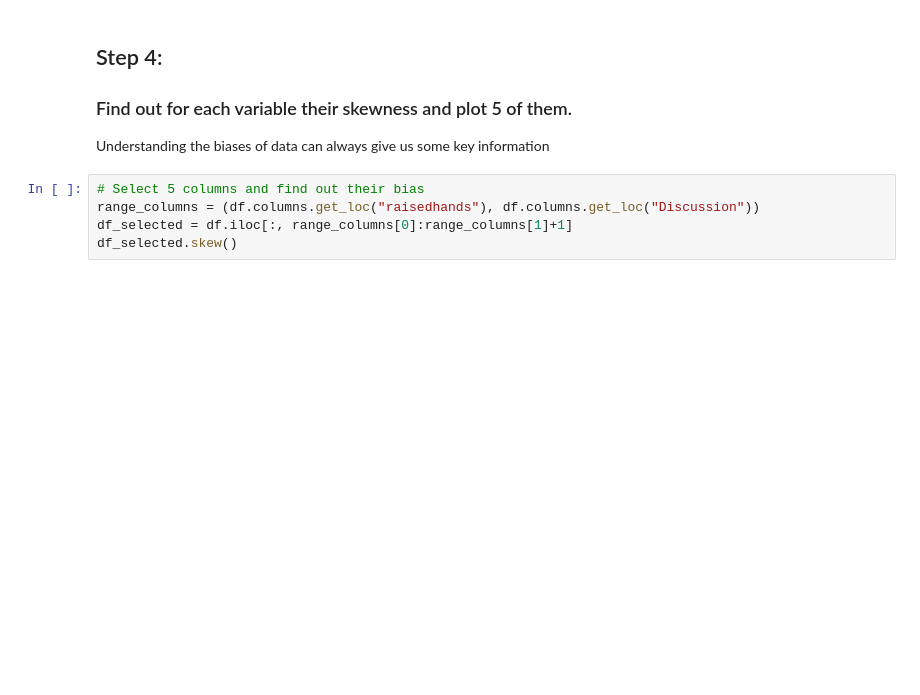
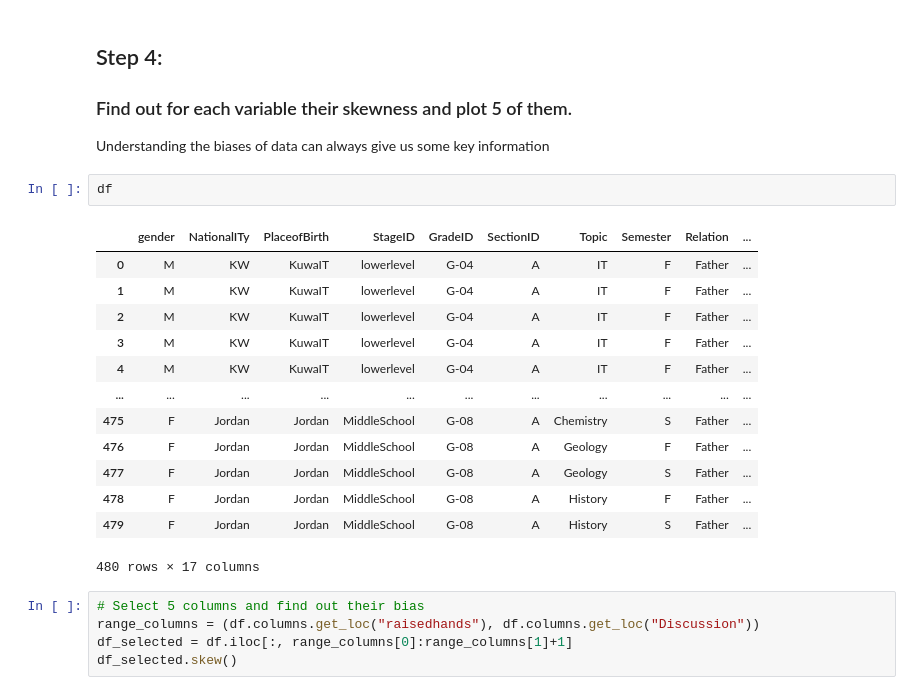
Before and after one commit to samil-web/strive-ai-may-2021-remote, a Jupyter notebook: 2. Maths/eda-exercises/student_analisis.ipynb, the cells around one changed output. Cells and saved outputs as stored; diff of their text form; blank space fills up the shorter version.

```diff
--- a/2. Maths/eda-exercises/student_analisis.ipynb
+++ b/2. Maths/eda-exercises/student_analisis.ipynb
@@ -86,6 +86,22 @@ dtype: float64
 ### Find out for each variable their skewness and plot 5 of them.
 
 Understanding the biases of data can always give us some key information
+# %%
+df
+# %% [output]
+|  | gender | NationalITy | PlaceofBirth | StageID | GradeID | SectionID | Topic | Semester | Relation | ... |
+| 0 | M | KW | KuwaIT | lowerlevel | G-04 | A | IT | F | Father | ... |
+| 1 | M | KW | KuwaIT | lowerlevel | G-04 | A | IT | F | Father | ... |
+| 2 | M | KW | KuwaIT | lowerlevel | G-04 | A | IT | F | Father | ... |
+| 3 | M | KW | KuwaIT | lowerlevel | G-04 | A | IT | F | Father | ... |
+| 4 | M | KW | KuwaIT | lowerlevel | G-04 | A | IT | F | Father | ... |
+| ... | ... | ... | ... | ... | ... | ... | ... | ... | ... | ... |
+| 475 | F | Jordan | Jordan | MiddleSchool | G-08 | A | Chemistry | S | Father | ... |
+| 476 | F | Jordan | Jordan | MiddleSchool | G-08 | A | Geology | F | Father | ... |
+| 477 | F | Jordan | Jordan | MiddleSchool | G-08 | A | Geology | S | Father | ... |
+| 478 | F | Jordan | Jordan | MiddleSchool | G-08 | A | History | F | Father | ... |
+| 479 | F | Jordan | Jordan | MiddleSchool | G-08 | A | History | S | Father | ... |
+480 rows × 17 columns
 # %%
 # Select 5 columns and find out their bias
 range_columns = (df.columns.get_loc("raisedhands"), df.columns.get_loc("Discussion"))
```
Also changed, not shown: parts of 2 cells of this notebook.
